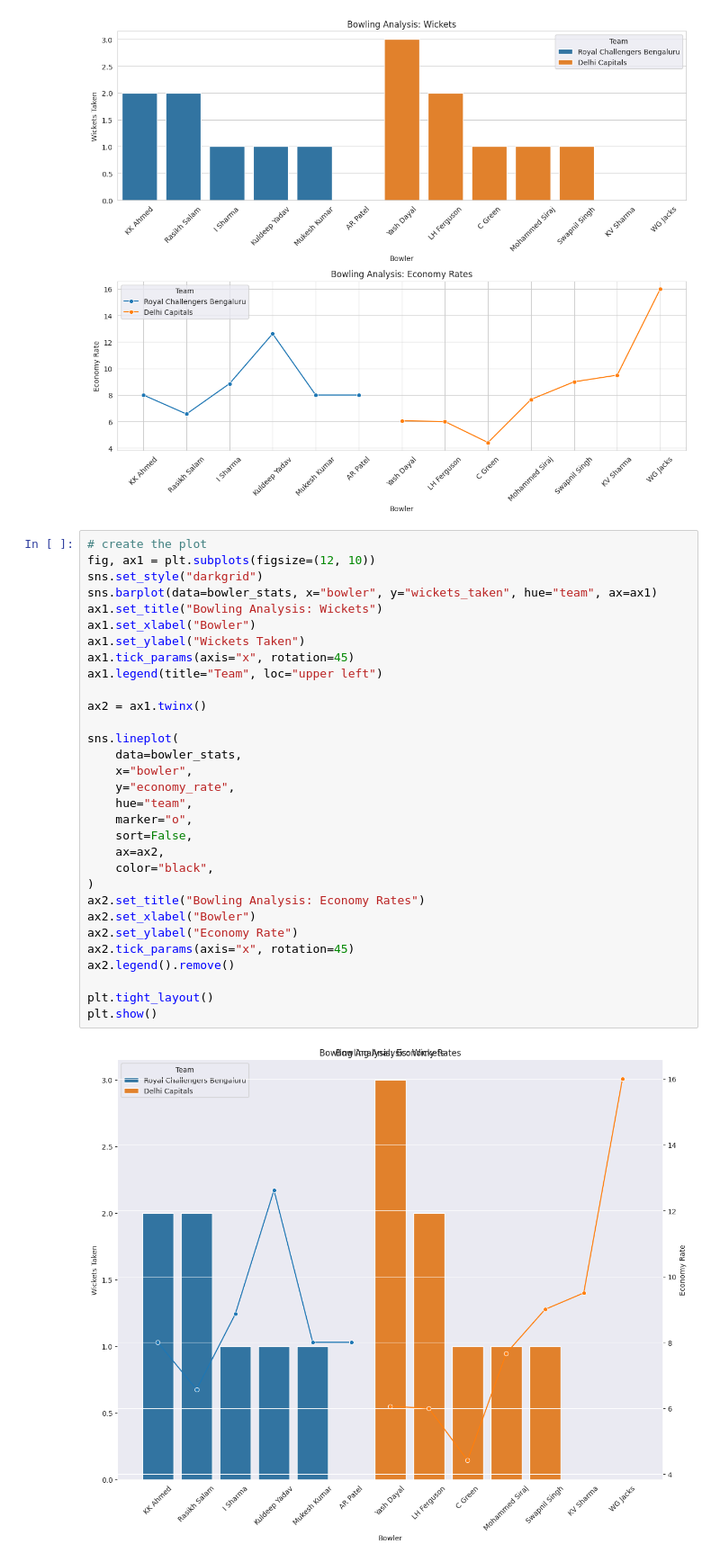
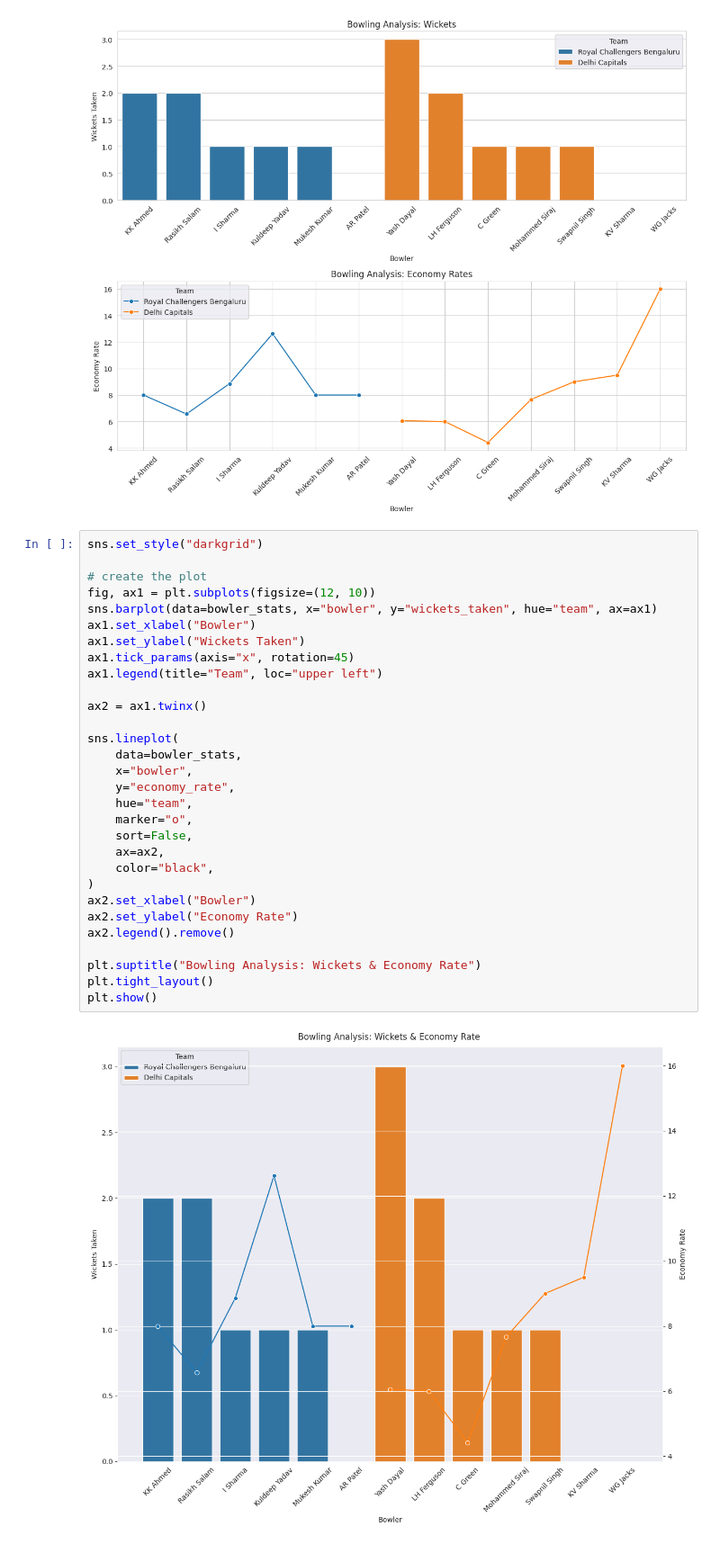
Before and after one commit to ajithpmohan/IPL-2024-match-analysis-using-python, a Jupyter notebook: main.ipynb, the cells around one changed output. Shown at 90% size. Saved outputs shown, nothing was run; the diff lists cells and outputs as text.

Commit message:
fix: title name overlapping

```diff
--- a/main.ipynb
+++ b/main.ipynb
@@ -238,35 +238,34 @@ plt.show()
 # %% [output]
 [figure]
 # %%
+sns.set_style("darkgrid")
+
 # create the plot
 fig, ax1 = plt.subplots(figsize=(12, 10))
-sns.set_style("darkgrid")
 sns.barplot(data=bowler_stats, x="bowler", y="wickets_taken", hue="team", ax=ax1)
-ax1.set_title("Bowling Analysis: Wickets")
 ax1.set_xlabel("Bowler")
 ax1.set_ylabel("Wickets Taken")
 ax1.tick_params(axis="x", rotation=45)
 ax1.legend(title="Team", loc="upper left")
 
 ax2 = ax1.twinx()
 
 sns.lineplot(
     data=bowler_stats,
     x="bowler",
     y="economy_rate",
     hue="team",
     marker="o",
     sort=False,
     ax=ax2,
     color="black",
 )
-ax2.set_title("Bowling Analysis: Economy Rates")
 ax2.set_xlabel("Bowler")
 ax2.set_ylabel("Economy Rate")
-ax2.tick_params(axis="x", rotation=45)
 ax2.legend().remove()
 
+plt.suptitle("Bowling Analysis: Wickets & Economy Rate")
 plt.tight_layout()
 plt.show()
 # %% [output]
-[figure, old version]
+[figure, new version]
```
